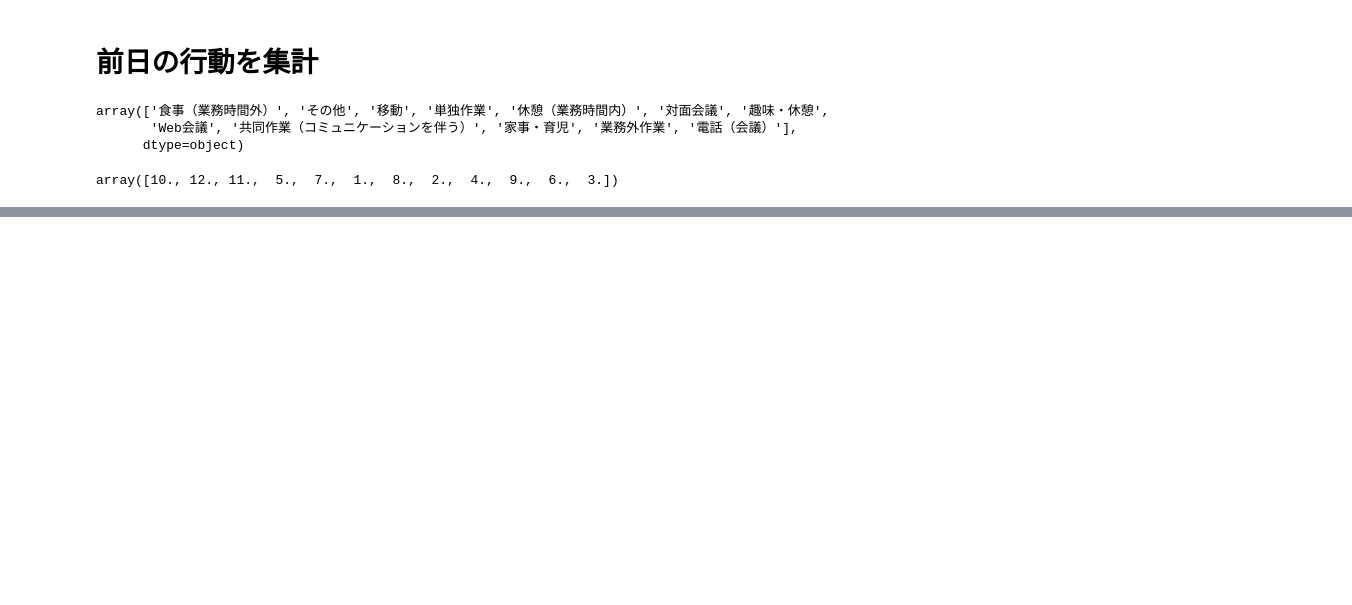
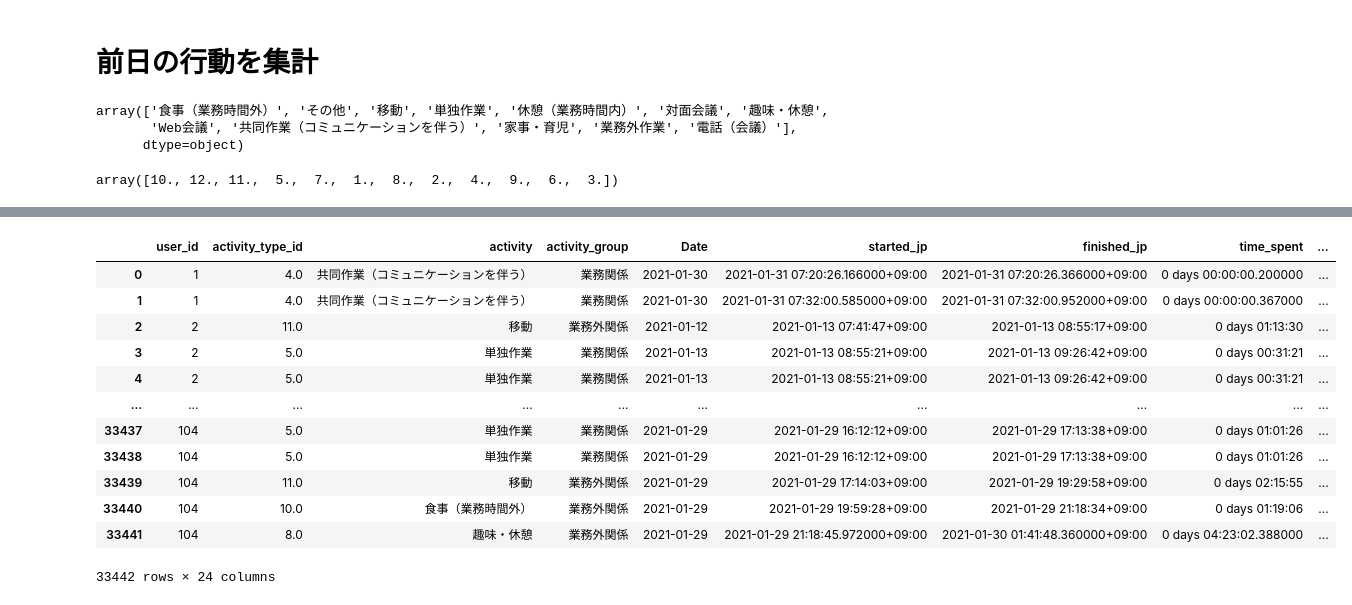
Before and after one commit to yusukennn/research_mental_prediction, a Jupyter notebook: code/ques_activity.ipynb, the cells around one changed output, grey strips where cells are left out. Cells and saved outputs as stored; diff of their text form; code cells hidden in the pictures; blank space fills up the shorter version.

```diff
--- a/code/ques_activity.ipynb
+++ b/code/ques_activity.ipynb
@@ -155,0 +195,18 @@ ques_act_shaping
+# %%
+act_df2 = act_df[['user_id', 'activity_type_id', 'activity', 'activity_group', 'Date',
+       'started_jp', 'finished_jp', 'time_spent',
+       'meal', 'working_alone',
+       'hobby_break', 'housework_childcare', 'break', 'transfer',
+       'web_conference', 'other', 'work_outsideduty', 'facetoface_meeting',
+       'collaboration', 'remote_conference', 'started_date_jp',
+       'finished_date_jp']]
+# %%
+act_df2['hour'] = act_df2['finished_jp'].dt.hour
+act_df2['am_pm'] = 0
+act_df2.loc[act_df2['hour']>=12,'am_pm'] = 1
+act_df2 = act_df2[['user_id', 'activity_type_id', 'activity', 'activity_group', 'Date',
+       'started_jp', 'finished_jp', 'time_spent', 'hour', 'am_pm', 'meal', 'working_alone',
+       'hobby_break', 'housework_childcare', 'break', 'transfer',
+       'web_conference', 'other', 'work_outsideduty', 'facetoface_meeting',
+       'collaboration', 'remote_conference', 'started_date_jp',
+       'finished_date_jp']]
@@ -155,0 +229,4 @@ ques_act_shaping
+# %%
+act_df2 = act_df2.drop_duplicates()
+act_time_day = act_df2.groupby(['user_id','Date']).sum()
+act_time_ampm = act_df2.groupby(['user_id','Date','am_pm']).sum()
@@ -155,0 +243,16 @@ ques_act_shaping
+# %%
+act_df2
+# %% [output]
+|  | user_id | activity_type_id | activity | activity_group | Date | started_jp | finished_jp | time_spent | ... |
+| 0 | 1 | 4.0 | 共同作業（コミュニケーションを伴う） | 業務関係 | 2021-01-30 | 2021-01-31 07:20:26.166000+09:00 | 2021-01-31 07:20:26.366000+09:00 | 0 days 00:00:00.200000 | ... |
+| 1 | 1 | 4.0 | 共同作業（コミュニケーションを伴う） | 業務関係 | 2021-01-30 | 2021-01-31 07:32:00.585000+09:00 | 2021-01-31 07:32:00.952000+09:00 | 0 days 00:00:00.367000 | ... |
+| 2 | 2 | 11.0 | 移動 | 業務外関係 | 2021-01-12 | 2021-01-13 07:41:47+09:00 | 2021-01-13 08:55:17+09:00 | 0 days 01:13:30 | ... |
+| 3 | 2 | 5.0 | 単独作業 | 業務関係 | 2021-01-13 | 2021-01-13 08:55:21+09:00 | 2021-01-13 09:26:42+09:00 | 0 days 00:31:21 | ... |
+| 4 | 2 | 5.0 | 単独作業 | 業務関係 | 2021-01-13 | 2021-01-13 08:55:21+09:00 | 2021-01-13 09:26:42+09:00 | 0 days 00:31:21 | ... |
+| ... | ... | ... | ... | ... | ... | ... | ... | ... | ... |
+| 33437 | 104 | 5.0 | 単独作業 | 業務関係 | 2021-01-29 | 2021-01-29 16:12:12+09:00 | 2021-01-29 17:13:38+09:00 | 0 days 01:01:26 | ... |
+| 33438 | 104 | 5.0 | 単独作業 | 業務関係 | 2021-01-29 | 2021-01-29 16:12:12+09:00 | 2021-01-29 17:13:38+09:00 | 0 days 01:01:26 | ... |
+| 33439 | 104 | 11.0 | 移動 | 業務外関係 | 2021-01-29 | 2021-01-29 17:14:03+09:00 | 2021-01-29 19:29:58+09:00 | 0 days 02:15:55 | ... |
+| 33440 | 104 | 10.0 | 食事（業務時間外） | 業務外関係 | 2021-01-29 | 2021-01-29 19:59:28+09:00 | 2021-01-29 21:18:34+09:00 | 0 days 01:19:06 | ... |
+| 33441 | 104 | 8.0 | 趣味・休憩 | 業務外関係 | 2021-01-29 | 2021-01-29 21:18:45.972000+09:00 | 2021-01-30 01:41:48.360000+09:00 | 0 days 04:23:02.388000 | ... |
+33442 rows × 24 columns
```
Also changed, not shown: parts of 12 cells of this notebook, 1 other file.
